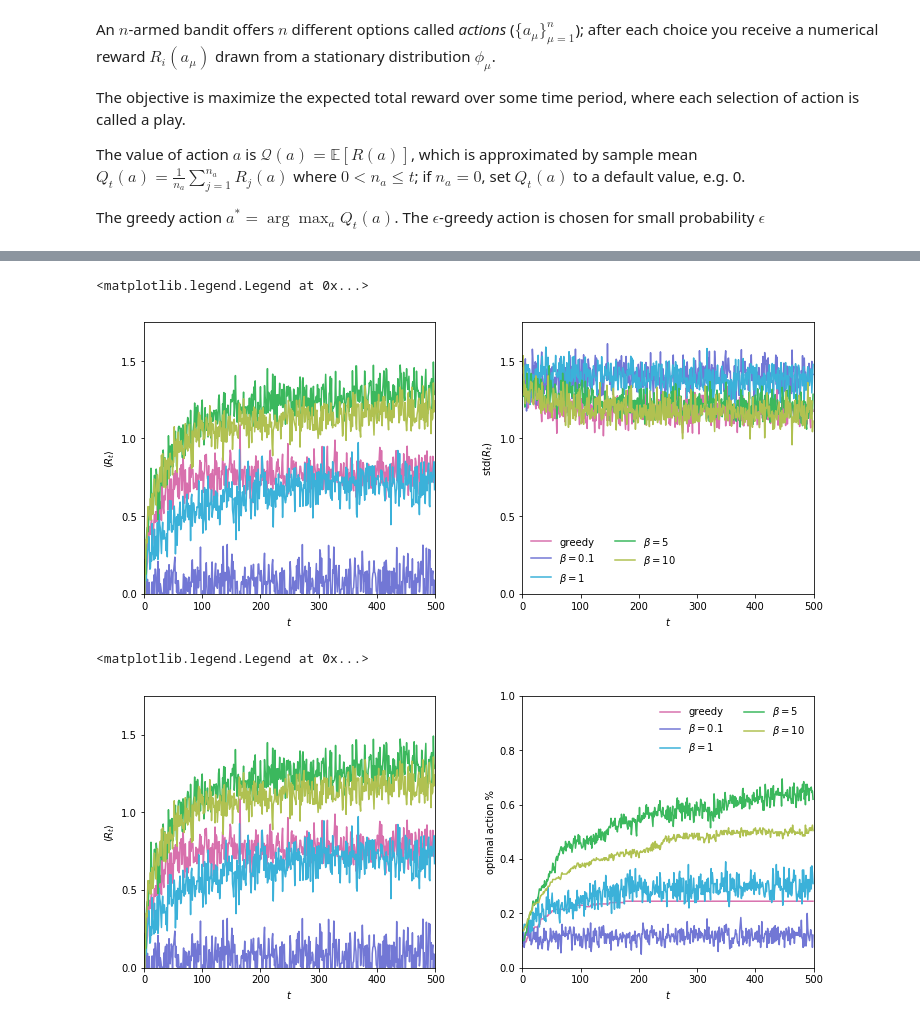
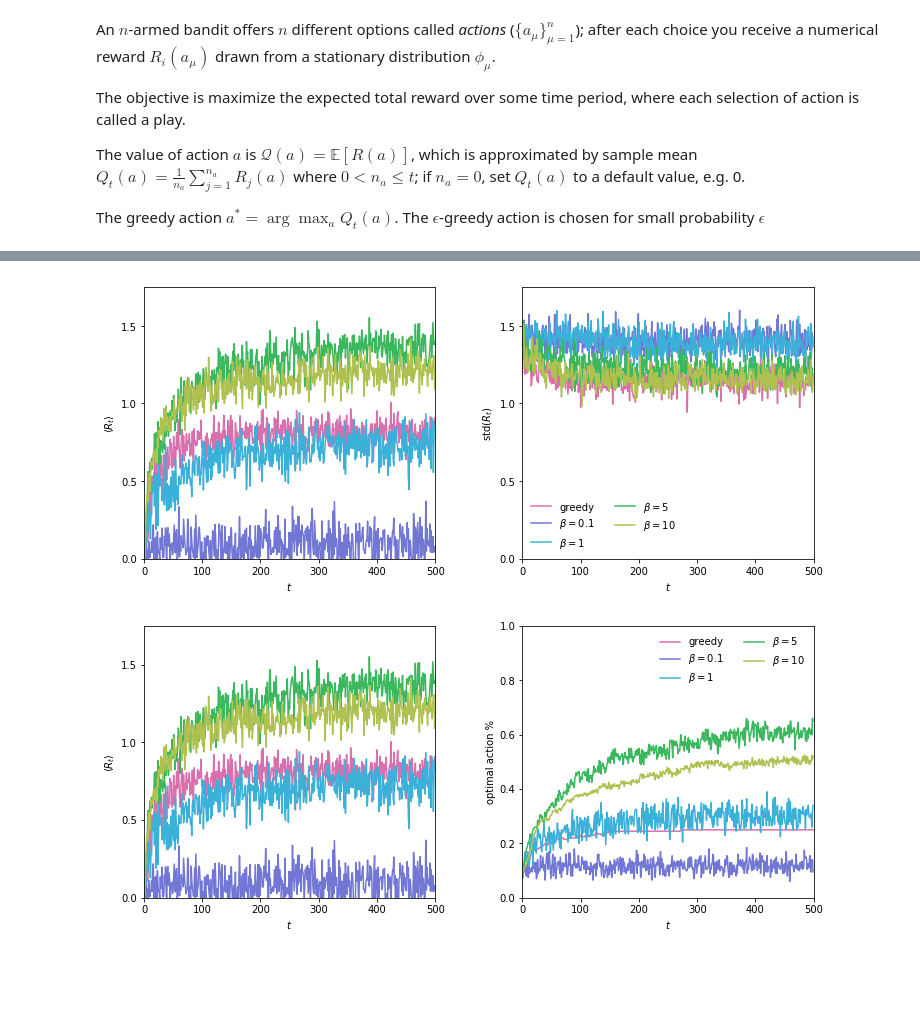
Before and after one commit to ChenchaoZhao/MachineLearningMethods, a Jupyter notebook: Bandit_demo.ipynb, the cells around one changed output, grey strips where cells are left out. Drawn from its saved outputs; the diff is of its cells as text; code cells hidden in the pictures; blank space fills up the shorter version.

```diff
--- a/Bandit_demo.ipynb
+++ b/Bandit_demo.ipynb
@@ -30,17 +28,13 @@ Y_ = []
 Z_ = []
 W_ = []
 reward_cache = []
-for fold in range(n_fold):
+for fold in tqdm(range(n_fold)):
     reward_values_ = np.random.normal(0,1, size=n_arms)
     reward_cache.append(reward_values_)
-#     X = n_armed_bandit(n_arms, [reward_values_, [1]*n_arms], decision='greedy')
-#     Y = n_armed_bandit(n_arms, [reward_values_, [1]*n_arms], decision='eps-greedy', eps=0.01)
-#     Z = n_armed_bandit(n_arms, [reward_values_, [1]*n_arms], decision='eps-greedy', eps=0.1)
-#     W = n_armed_bandit(n_arms, [reward_values_, [1]*n_arms], decision='eps-greedy', eps=0.5)
-    X = n_armed_bandit(n_arms, [reward_values_, [1]*n_arms], decision='greedy', optimistic_init=5)
-    Y = n_armed_bandit(n_arms, [reward_values_, [1]*n_arms], decision='eps-greedy', eps=0.01, optimistic_init=5)
-    Z = n_armed_bandit(n_arms, [reward_values_, [1]*n_arms], decision='eps-greedy', eps=0.1, optimistic_init=5)
-    W = n_armed_bandit(n_arms, [reward_values_, [1]*n_arms], decision='eps-greedy', eps=0.5, optimistic_init=5)
+    X = NArmedBandit(n_arms, [reward_values_, [1]*n_arms], decision='greedy', optimistic_init=5)
+    Y = NArmedBandit(n_arms, [reward_values_, [1]*n_arms], decision='eps-greedy', eps=0.01, optimistic_init=5)
+    Z = NArmedBandit(n_arms, [reward_values_, [1]*n_arms], decision='eps-greedy', eps=0.1, optimistic_init=5)
+    W = NArmedBandit(n_arms, [reward_values_, [1]*n_arms], decision='eps-greedy', eps=0.5, optimistic_init=5)
     for t in range(t_max):
         X.play()
         Y.play()
@@ -120,14 +114,14 @@ Z_ = []
 W_ = []
 S_ = []
 reward_cache = []
-for fold in range(n_fold):
+for fold in tqdm(range(n_fold)):
     reward_values_ = np.random.normal(0,1, size=n_arms)
     reward_cache.append(reward_values_)
-    X = n_armed_bandit(n_arms, [reward_values_, [1]*n_arms], decision='greedy', optimistic_init=5)
-    Y = n_armed_bandit(n_arms, [reward_values_, [1]*n_arms], decision='softmax', beta=0.1, optimistic_init=5)
-    Z = n_armed_bandit(n_arms, [reward_values_, [1]*n_arms], decision='softmax', beta=1, optimistic_init=5)
-    W = n_armed_bandit(n_arms, [reward_values_, [1]*n_arms], decision='softmax', beta=5, optimistic_init=5)
-    S = n_armed_bandit(n_arms, [reward_values_, [1]*n_arms], decision='softmax', beta=10, optimistic_init=5)
+    X = NArmedBandit(n_arms, [reward_values_, [1]*n_arms], decision='greedy', optimistic_init=5)
+    Y = NArmedBandit(n_arms, [reward_values_, [1]*n_arms], decision='softmax', beta=0.1, optimistic_init=5)
+    Z = NArmedBandit(n_arms, [reward_values_, [1]*n_arms], decision='softmax', beta=1, optimistic_init=5)
+    W = NArmedBandit(n_arms, [reward_values_, [1]*n_arms], decision='softmax', beta=5, optimistic_init=5)
+    S = NArmedBandit(n_arms, [reward_values_, [1]*n_arms], decision='softmax', beta=10, optimistic_init=5)
     for t in range(t_max):
         X.play()
         Y.play()
@@ -140,43 +134,43 @@ for fold in range(n_fold):
     W_.append(W)
     S_.append(S)
 # %%
-figure(figsize=(12,5))
-subplots_adjust(wspace=0.3)
+plt.figure(figsize=(12,5))
+plt.subplots_adjust(wspace=0.3)
 fold_average_reward_ = np.zeros((t_max, n_fold))
-ax1 = subplot(121)
+ax1 = plt.subplot(121)
 ax1.set_yticks([0,0.5,1,1.5,2])
-xlim(0, t_max)
-ylim(0, 1.75)
-ax2 = subplot(122)
+plt.xlim(0, t_max)
+plt.ylim(0, 1.75)
+ax2 = plt.subplot(122)
 ax2.set_yticks([0,0.5,1,1.5,2])
-xlim(0, t_max)
-ylim(0, 1.75)
+plt.xlim(0, t_max)
+plt.ylim(0, 1.75)
 for idx, (l, B_) in enumerate([(r'greedy', X_), (r'$\beta=0.1$', Y_), (r'$\beta=1$', Z_), (r'$\beta=5$', W_), (r'$\beta=10$', S_)]):
     for fold in range(n_fold):
         fold_average_reward_[:,fold] = np.array(B_[fold].reward_history_)
 
 
     ax1.plot(range(t_max), fold_average_reward_.mean(axis=1), label=l, c=palettes[idx*2])
     ax1.set_xlabel(r'$t$')
     ax1.set_ylabel(r'$\langle R_t \rangle$')
     ax2.plot(range(t_max), fold_average_reward_.std(axis=1), label=l, c=palettes[idx*2])
     ax2.set_xlabel(r'$t$')
     ax2.set_ylabel(r'$ {\rm std}(R_t) $')
 ax2.legend(loc=0, ncol=2, frameon=False)
+plt.show()
 # %% [output]
-<matplotlib.legend.Legend at 0x...>
-[figure, old version]
+[figure, new version]
 # %%
-figure(figsize=(12,5))
-subplots_adjust(wspace=0.3)
+plt.figure(figsize=(12,5))
+plt.subplots_adjust(wspace=0.3)
 fold_average_reward_ = np.zeros((t_max, n_fold))
-ax1 = subplot(121)
+ax1 = plt.subplot(121)
 ax1.set_yticks([0,0.5,1,1.5,2])
-xlim(0, t_max)
-ylim(0, 1.75)
-ax2 = subplot(122)
-xlim(0, t_max)
-ylim(0, 1)
+plt.xlim(0, t_max)
+plt.ylim(0, 1.75)
+ax2 = plt.subplot(122)
+plt.xlim(0, t_max)
+plt.ylim(0, 1)
 
 for idx, (l, B_) in enumerate([(r'greedy', X_), (r'$\beta=0.1$', Y_), (r'$\beta=1$', Z_), (r'$\beta=5$', W_), (r'$\beta=10$', S_)]):
     fold_average_optimal_fraction_ = np.zeros((t_max, n_fold))
@@ -195,6 +189,6 @@ for idx, (l, B_) in enumerate([(r'greedy', X_), (r'$\beta=0.1$', Y_), (r'$\beta=
     ax2.set_ylabel('optimal action %')
 
 ax2.legend(loc=0, ncol=2, frameon=False)
+plt.show()
 # %% [output]
-<matplotlib.legend.Legend at 0x...>
-[figure, old version]
+[figure, new version]
```
Also changed, not shown: parts of 4 cells of this notebook, 5 other files.
